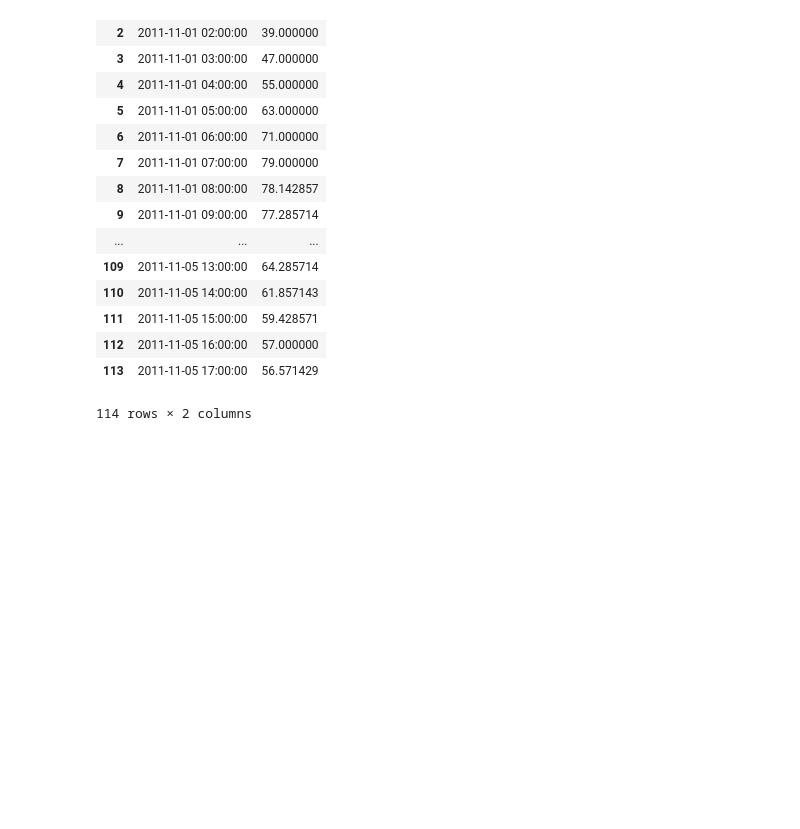
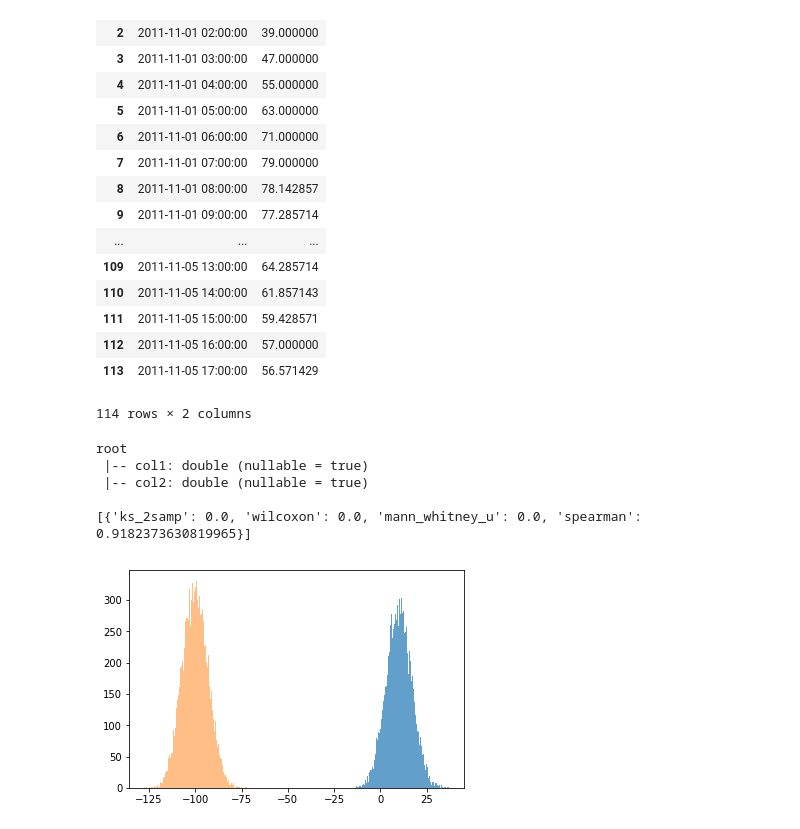
Before and after one commit to EricSchles/pyspark_examples, a Jupyter notebook: example_scipy.ipynb, the cells around one changed output. Drawn from its saved outputs; the diff is of its cells as text; code cells hidden in the pictures; blank space fills up the shorter version.

```diff
--- a/example_scipy.ipynb
+++ b/example_scipy.ipynb
@@ -653,3 +653,59 @@ result
 | 112 | 2011-11-05 16:00:00 | 57.000000 |
 | 113 | 2011-11-05 17:00:00 | 56.571429 |
 114 rows × 2 columns
+# %%
+from pyspark.sql.functions import udf, col
+import statsmodels.api as sm
+from pyspark.sql import SparkSession
+import pandas as pd
+import numpy as np
+from scipy import stats
+from pyspark.sql.functions import pandas_udf, PandasUDFType
+from pyspark.sql.types import *
+import pyspark
+import matplotlib.pyplot as plt
+
+spark = SparkSession.builder.getOrCreate()
+pd_df = pd.DataFrame()
+pd_df["col1"] = np.random.normal(10, 7, size=10000)
+pd_df["col2"] = np.random.normal(-100, 7, size=10000)
+df = spark.createDataFrame(pd_df)
+df.printSchema()
+
+def ranker(list_one, list_two):
+    return {
+        # least stringent
+        "ks_2samp": stats.ks_2samp(list_one, list_two)[1],
+        # assumes a dependency structure
+        "wilcoxon": stats.wilcoxon(list_one, list_two)[1],
+        # most stringent
+        "mann_whitney_u": stats.mannwhitneyu(list_one, list_two)[1],
+        "spearman": stats.spearmanr(list_one, list_two)[1]
+    }
+
+def transform_columns(data_frame: pyspark.sql.DataFrame, column_one: str, column_two: str) -> (list, list):
+    listing_one = df.select(column_one).collect()
+    listing_two = df.select(column_two).collect()
+    listing_one = [elem.asDict()[column_one] for elem in listing_one]
+    listing_two = [elem.asDict()[column_two] for elem in listing_two]
+    return listing_one, listing_two
+
+
+def similarity_score(data_frame: pyspark.sql.DataFrame, column_one:str, column_two: str) -> list:
+    score_list = []
+    col1_list, col2_list = transform_columns(data_frame, column_one, column_two)
+    score_list.append(ranker(col1_list, col2_list))
+    return score_list
+
+print(similarity_score(df, "col1", "col2"))
+col1, col2 = transform_columns(df, "col1", "col2")
+plt.hist(col1, bins=100, alpha=0.7)
+plt.hist(col2, bins=100, alpha=0.5)
+plt.show()
+# %% [output]
+root
+ |-- col1: double (nullable = true)
+ |-- col2: double (nullable = true)
+
+[{'ks_2samp': 0.0, 'wilcoxon': 0.0, 'mann_whitney_u': 0.0, 'spearman': 0.9182373630819965}]
+[figure, added]
```
